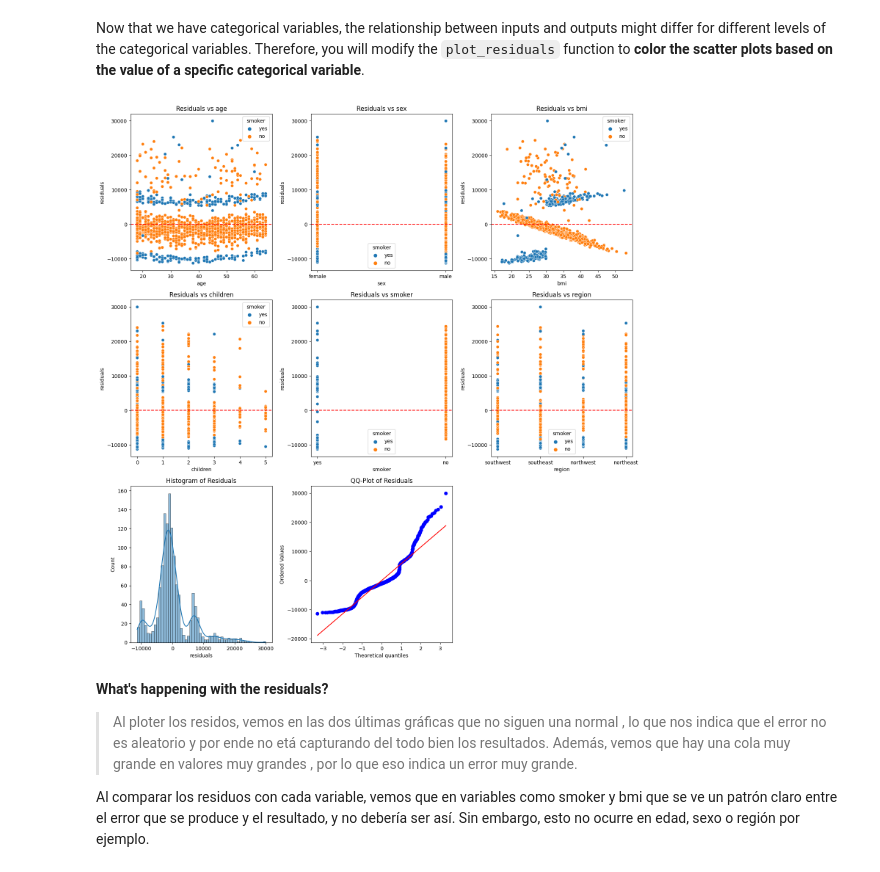
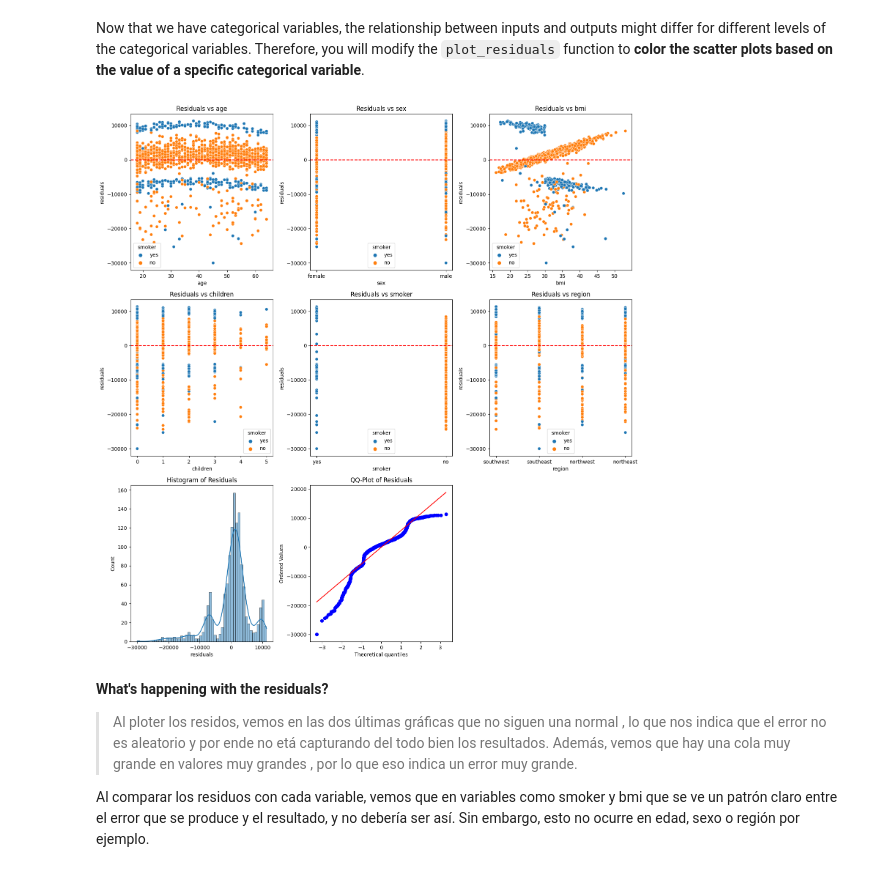
Before and after one commit to ICAI-IMAT-ML/p2-4-beajimeenez, a Jupyter notebook: notebook/Lab_2_4_LR2.ipynb, the cells around one changed output. Saved outputs shown, nothing was run; the diff lists cells and outputs as text; code cells hidden in the pictures.

```diff
--- a/notebook/Lab_2_4_LR2.ipynb
+++ b/notebook/Lab_2_4_LR2.ipynb
@@ -141,7 +141,7 @@ def plot_residuals(data, output_column, prediction_column):
     """
     # TODO: Calculate residuals
     # la diferencia entre los datos reales y los datos obtenidos
-    residuals = data[output_column] - data[prediction_column]
+    residuals = data[prediction_column] - data[output_column]
 
     num_features = len(data.columns) - 2  # Exclude output and prediction columns
 
@@ -371,7 +388,7 @@ def plot_residuals(data, output_column, prediction_column, categorical_var=None)
         categorical_var (str, optional): The name of a categorical variable for coloring. Defaults to None.
     """
     # TODO: As before, calculate residuals
-    data['residuals'] = data[output_column] - data[prediction_column]
+    data['residuals'] =  data[prediction_column] -  data[output_column]
 
     # Identify columns to plot (excluding the output and prediction columns)
     columns_to_plot = [col for col in data.columns if col not in [output_column, prediction_column, 'residuals']]
@@ -390,34 +407,34 @@ def plot_residuals(data, output_column, prediction_column, categorical_var=None)
     for i, col in enumerate(columns_to_plot):
         ax = axes[i]
 
         if categorical_var and categorical_var in data.columns:
             sns.scatterplot(x = data[col], y = data["residuals"], data=data, ax=ax, hue = data[categorical_var])
         else:
             sns.scatterplot(x = data[col], y = data["residuals"], data=data, ax=ax)
 
         ax.set_title(f'Residuals vs {col}')
         ax.axhline(0, ls='--', color='r')
 
     # Histogram of residuals
     sns.histplot(data['residuals'], kde=True, ax=axes[i + 1])
     axes[i + 1].set_title('Histogram of Residuals')
 
     # QQ-plot of residuals
     stats.probplot(data['residuals'], dist="norm", plot=axes[i + 2])
     axes[i + 2].set_title('QQ-Plot of Residuals')
 
     # Hide any unused axes
     for j in range(i + 3, len(axes)):
         axes[j].set_visible(False)
 
     plt.tight_layout()
     plt.show()
 
 data['predictions'] = model.predict(X)
 # Example usage
 plot_residuals(data, 'charges', 'predictions', 'smoker')
 # %% [output]
-[figure, old version]
+[figure, new version]
 # %% [markdown]
 **What's happening with the residuals?**
 > Al ploter los residos, vemos en las dos últimas gráficas que no siguen una normal , lo que nos indica que el error no es aleatorio y por ende no etá capturando del todo bien los resultados. Además, vemos que hay una cola muy grande en valores muy grandes , por lo que eso indica un error muy grande.
```
Also changed, not shown: parts of 18 cells of this notebook, 1 other file.
